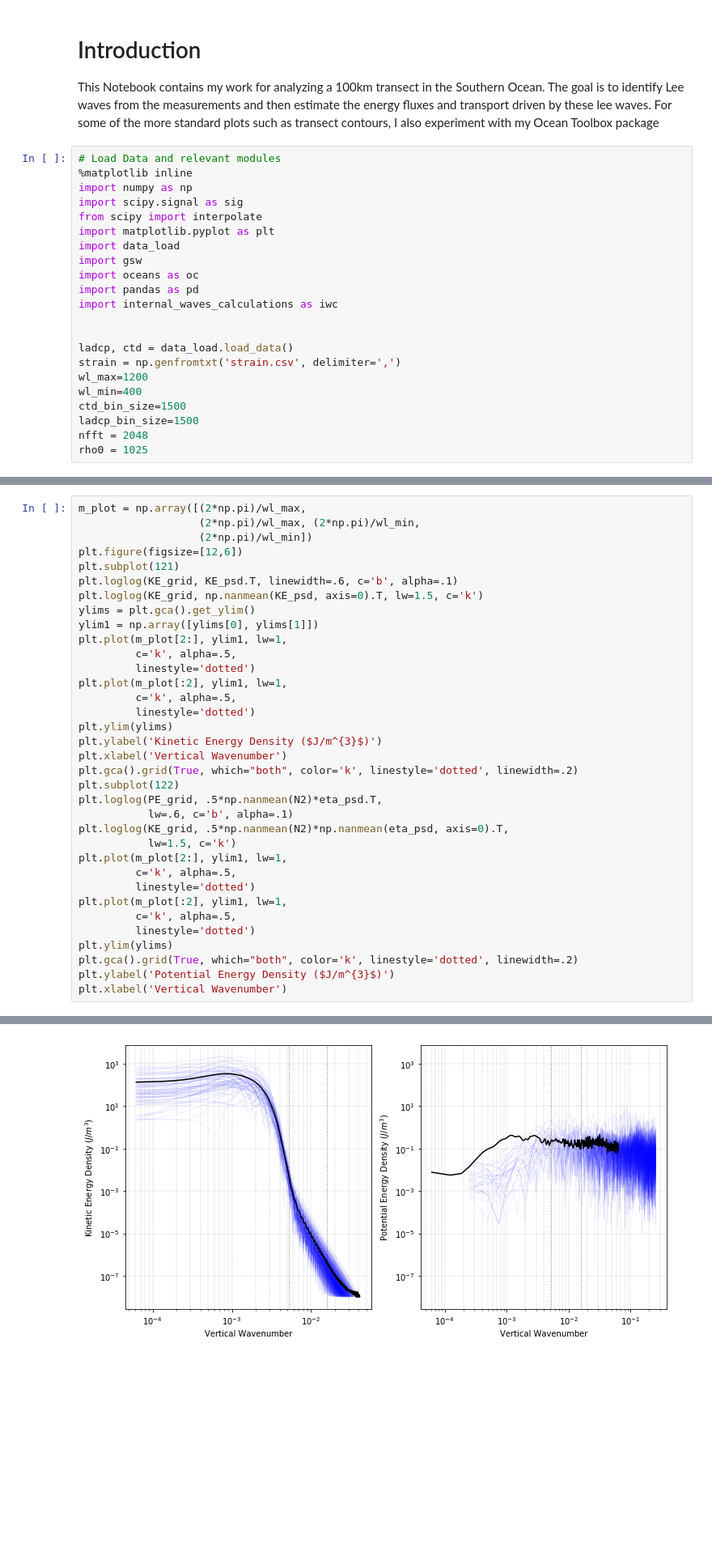
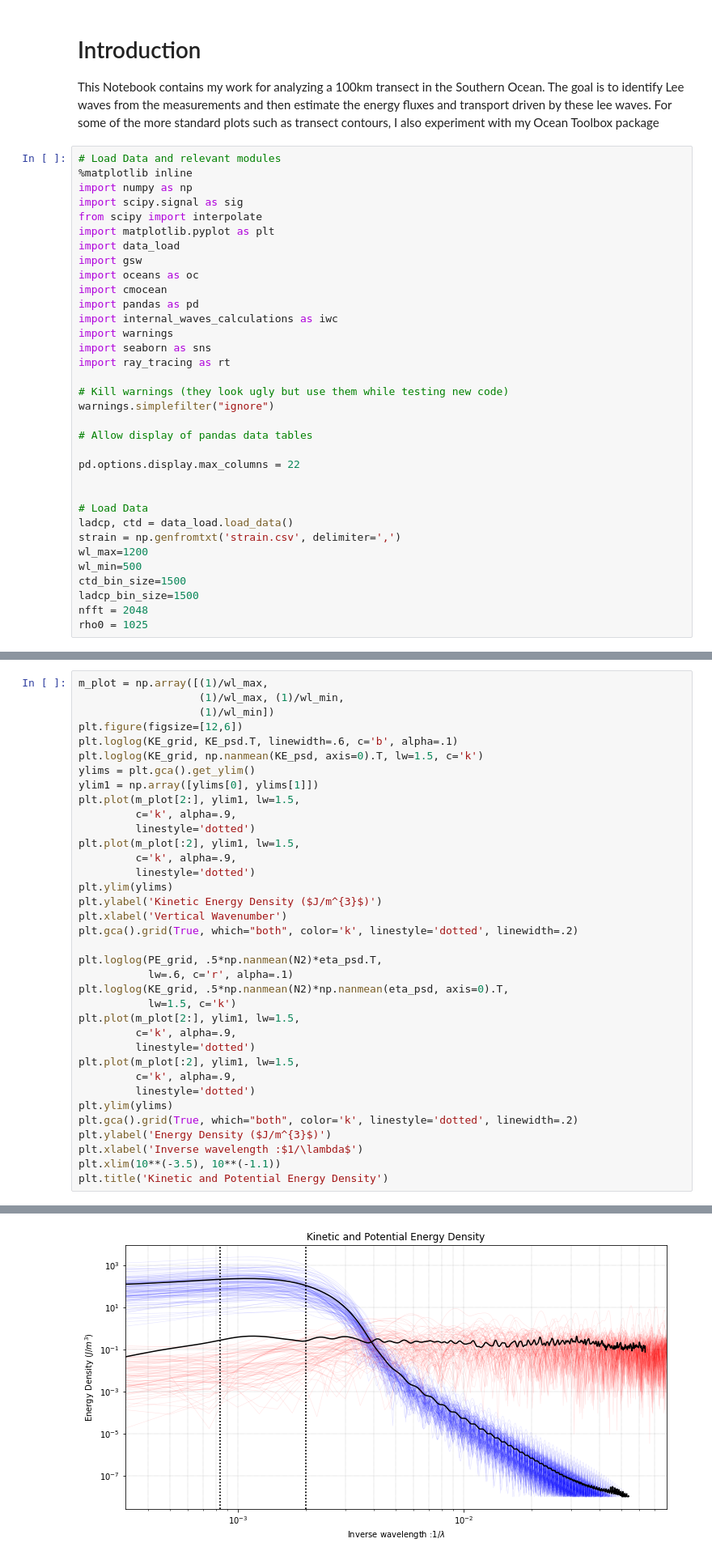
Before and after one commit to saltyPhysics/Lee_waves_dissertation, a Jupyter notebook: Lee_waves_v2.ipynb, the cells around one changed output, grey strips where cells are left out. Shown at 81% size. Cells and saved outputs as stored; diff of their text form; blank space fills up the shorter version.

```diff
--- a/Lee_waves_v2.ipynb
+++ b/Lee_waves_v2.ipynb
@@ -11,14 +11,26 @@ import matplotlib.pyplot as plt
 import data_load
 import gsw
 import oceans as oc
+import cmocean
 import pandas as pd
 import internal_waves_calculations as iwc
+import warnings
+import seaborn as sns
+import ray_tracing as rt
+
+# Kill warnings (they look ugly but use them while testing new code)
+warnings.simplefilter("ignore")
+
+# Allow display of pandas data tables
+
+pd.options.display.max_columns = 22
 
 
+# Load Data
 ladcp, ctd = data_load.load_data()
 strain = np.genfromtxt('strain.csv', delimiter=',')
 wl_max=1200
-wl_min=400
+wl_min=500
 ctd_bin_size=1500
 ladcp_bin_size=1500
 nfft = 2048
@@ -193,38 +88,39 @@ vb = np.hstack(vb).T
 # %%
-m_plot = np.array([(2*np.pi)/wl_max,
-                   (2*np.pi)/wl_max, (2*np.pi)/wl_min,
-                   (2*np.pi)/wl_min])
+m_plot = np.array([(1)/wl_max,
+                   (1)/wl_max, (1)/wl_min,
+                   (1)/wl_min])
 plt.figure(figsize=[12,6])
-plt.subplot(121)
 plt.loglog(KE_grid, KE_psd.T, linewidth=.6, c='b', alpha=.1)
 plt.loglog(KE_grid, np.nanmean(KE_psd, axis=0).T, lw=1.5, c='k')
 ylims = plt.gca().get_ylim()
 ylim1 = np.array([ylims[0], ylims[1]])
-plt.plot(m_plot[2:], ylim1, lw=1,
-         c='k', alpha=.5,
+plt.plot(m_plot[2:], ylim1, lw=1.5,
+         c='k', alpha=.9,
          linestyle='dotted')
-plt.plot(m_plot[:2], ylim1, lw=1,
-         c='k', alpha=.5,
+plt.plot(m_plot[:2], ylim1, lw=1.5,
+         c='k', alpha=.9,
          linestyle='dotted')
 plt.ylim(ylims)
 plt.ylabel('Kinetic Energy Density ($J/m^{3}$)')
 plt.xlabel('Vertical Wavenumber')
 plt.gca().grid(True, which="both", color='k', linestyle='dotted', linewidth=.2)
-plt.subplot(122)
+
 plt.loglog(PE_grid, .5*np.nanmean(N2)*eta_psd.T,
-           lw=.6, c='b', alpha=.1)
+           lw=.6, c='r', alpha=.1)
 plt.loglog(KE_grid, .5*np.nanmean(N2)*np.nanmean(eta_psd, axis=0).T,
            lw=1.5, c='k')
-plt.plot(m_plot[2:], ylim1, lw=1,
-         c='k', alpha=.5,
+plt.plot(m_plot[2:], ylim1, lw=1.5,
+         c='k', alpha=.9,
          linestyle='dotted')
-plt.plot(m_plot[:2], ylim1, lw=1,
-         c='k', alpha=.5,
+plt.plot(m_plot[:2], ylim1, lw=1.5,
+         c='k', alpha=.9,
          linestyle='dotted')
 plt.ylim(ylims)
 plt.gca().grid(True, which="both", color='k', linestyle='dotted', linewidth=.2)
-plt.ylabel('Potential Energy Density ($J/m^{3}$)')
-plt.xlabel('Vertical Wavenumber')
+plt.ylabel('Energy Density ($J/m^{3}$)')
+plt.xlabel('Inverse wavelength :$1/\lambda$')
+plt.xlim(10**(-3.5), 10**(-1.1))
+plt.title('Kinetic and Potential Energy Density')
 # %% [output]
 <matplotlib.text.Text at 0x...>
-[figure, old version]
+[figure, new version]
```
Also changed, not shown: parts of 32 cells of this notebook, 15 other files.
